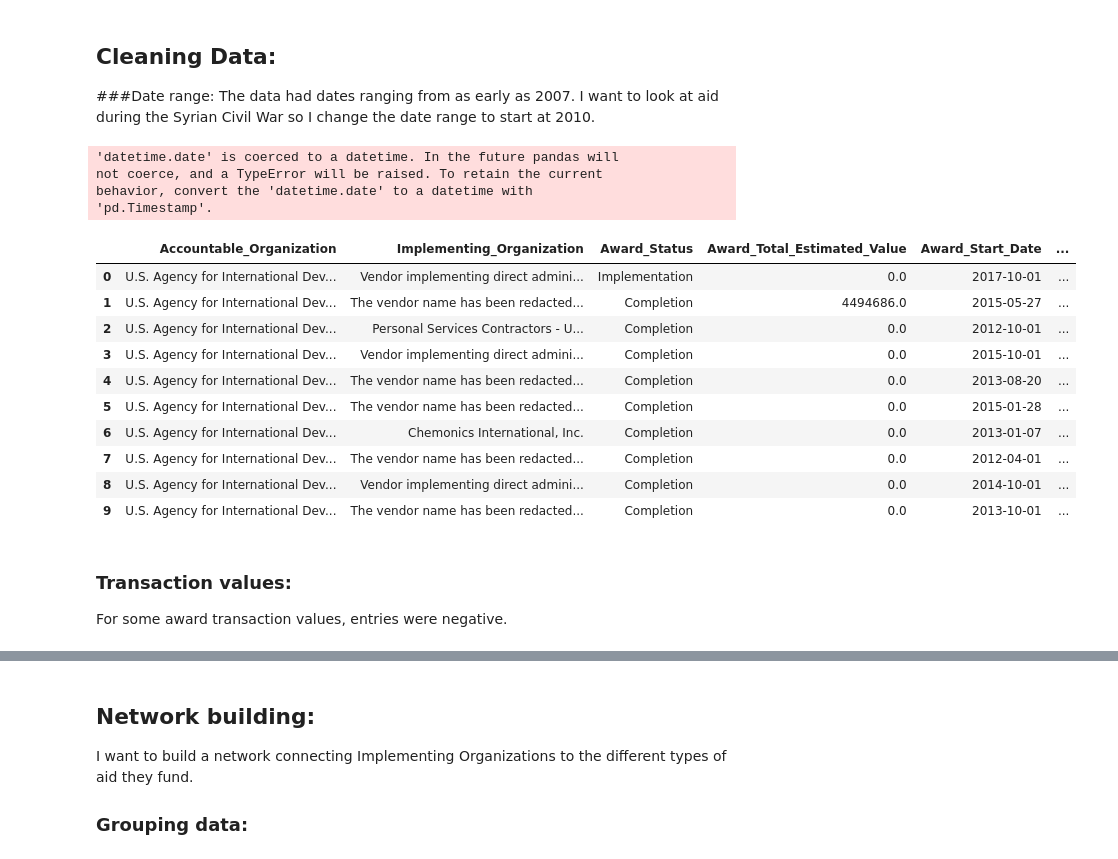
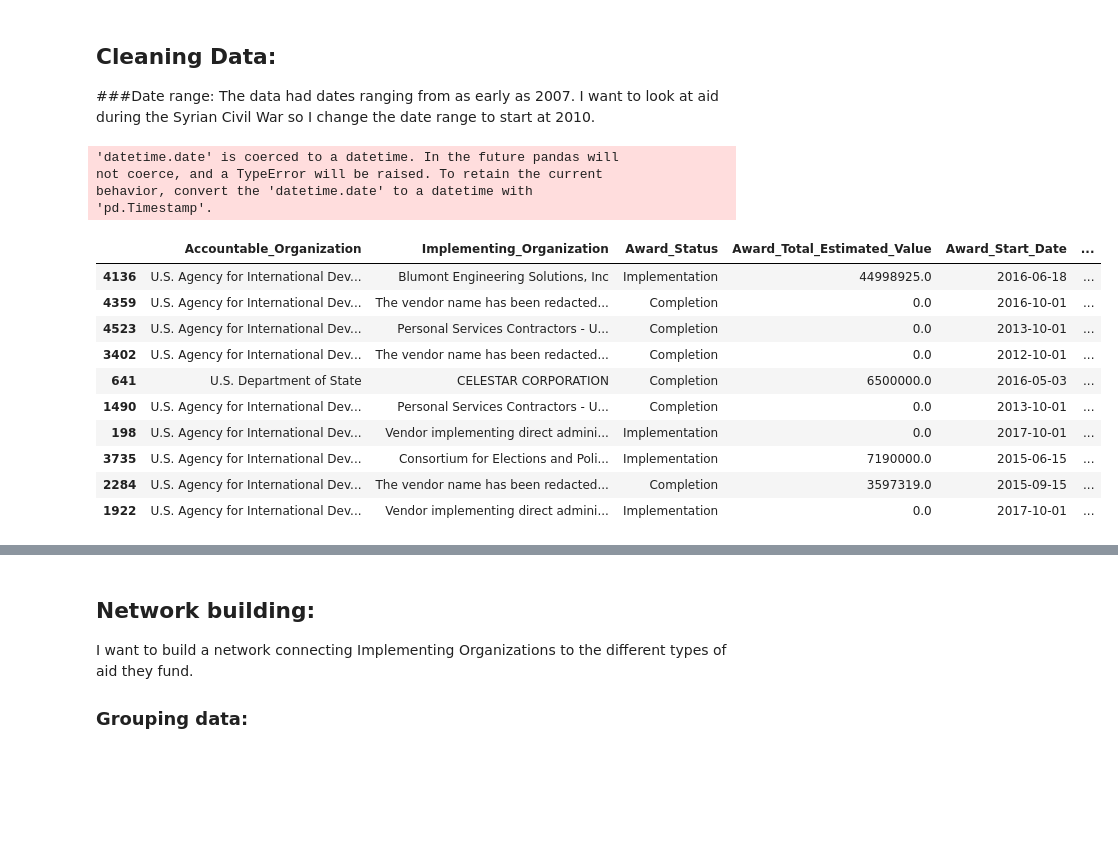
Before and after one commit to marissamarinello/Final_Project, a Jupyter notebook: Codebooks/aid_syria.ipynb, the cells around one changed output, grey strips where cells are left out. Drawn from its saved outputs; the diff is of its cells as text; code cells hidden in the pictures; blank space fills up the shorter version.

```diff
--- a/Codebooks/aid_syria.ipynb
+++ b/Codebooks/aid_syria.ipynb
@@ -14,3 +29,3 @@ print(list(sample_syrian_aid))
 # %%
-syria_aid = sample_syrian_aid[["Accountable_Organization", "Implementing_Organization", "Award_Status", "Award_Total_Estimated_Value", "Award_Start_Date", "Award_End_Date", "Award_Transaction_Value", "Award_Transaction_DAC_Purpose_Code", "Award_Transaction_DAC_Purpose_Code_Name",]]
-#pd.DataFrame(syria_aid.head(10))
+syria_aid = sample_syrian_aid[["Accountable_Organization", "Implementing_Organization", "Award_Status", "Award_Total_Estimated_Value", "Award_Start_Date", "Award_End_Date", "Award_Transaction_Value", "Award_Transaction_DAC_Purpose_Code", "Award_Transaction_DAC_Purpose_Code_Name", 'Award_Transaction_US_Foreign_Assistance_Category']]
+pd.DataFrame(syria_aid.sample(10))
@@ -45,23 +73,20 @@ The data had dates ranging from as early as 2007. I want to look at aid during t
 # %%
 import datetime
 syria_conflict_aid = syria_aid[(syria_aid["Award_Start_Date"]>datetime.date(2010,1,1))]
-pd.DataFrame(syria_conflict_aid.head(10))
+pd.DataFrame(syria_conflict_aid.sample(10))
 # %% [output]
 'datetime.date' is coerced to a datetime. In the future pandas will
 not coerce, and a TypeError will be raised. To retain the current
 behavior, convert the 'datetime.date' to a datetime with
 'pd.Timestamp'.
 |  | Accountable_Organization | Implementing_Organization | Award_Status | Award_Total_Estimated_Value | Award_Start_Date | ... |
-| 0 | U.S. Agency for International Dev... | Vendor implementing direct admini... | Implementation | 0.0 | 2017-10-01 | ... |
-| 1 | U.S. Agency for International Dev... | The vendor name has been redacted... | Completion | 4494686.0 | 2015-05-27 | ... |
-| 2 | U.S. Agency for International Dev... | Personal Services Contractors - U... | Completion | 0.0 | 2012-10-01 | ... |
-| 3 | U.S. Agency for International Dev... | Vendor implementing direct admini... | Completion | 0.0 | 2015-10-01 | ... |
-| 4 | U.S. Agency for International Dev... | The vendor name has been redacted... | Completion | 0.0 | 2013-08-20 | ... |
-| 5 | U.S. Agency for International Dev... | The vendor name has been redacted... | Completion | 0.0 | 2015-01-28 | ... |
-| 6 | U.S. Agency for International Dev... | Chemonics International, Inc. | Completion | 0.0 | 2013-01-07 | ... |
-| 7 | U.S. Agency for International Dev... | The vendor name has been redacted... | Completion | 0.0 | 2012-04-01 | ... |
-| 8 | U.S. Agency for International Dev... | Vendor implementing direct admini... | Completion | 0.0 | 2014-10-01 | ... |
-| 9 | U.S. Agency for International Dev... | The vendor name has been redacted... | Completion | 0.0 | 2013-10-01 | ... |
+| 4136 | U.S. Agency for International Dev... | Blumont Engineering Solutions, Inc | Implementation | 44998925.0 | 2016-06-18 | ... |
+| 4359 | U.S. Agency for International Dev... | The vendor name has been redacted... | Completion | 0.0 | 2016-10-01 | ... |
+| 4523 | U.S. Agency for International Dev... | Personal Services Contractors - U... | Completion | 0.0 | 2013-10-01 | ... |
+| 3402 | U.S. Agency for International Dev... | The vendor name has been redacted... | Completion | 0.0 | 2012-10-01 | ... |
+| 641 | U.S. Department of State | CELESTAR CORPORATION | Completion | 6500000.0 | 2016-05-03 | ... |
+| 1490 | U.S. Agency for International Dev... | Personal Services Contractors - U... | Completion | 0.0 | 2013-10-01 | ... |
+| 198 | U.S. Agency for International Dev... | Vendor implementing direct admini... | Implementation | 0.0 | 2017-10-01 | ... |
+| 3735 | U.S. Agency for International Dev... | Consortium for Elections and Poli... | Implementation | 7190000.0 | 2015-06-15 | ... |
+| 2284 | U.S. Agency for International Dev... | The vendor name has been redacted... | Completion | 3597319.0 | 2015-09-15 | ... |
+| 1922 | U.S. Agency for International Dev... | Vendor implementing direct admini... | Implementation | 0.0 | 2017-10-01 | ... |
-# %% [markdown]
-### Transaction values:
-For some award transaction values, entries were negative.
```
Also changed, not shown: parts of 21 cells of this notebook, 33 other files.
